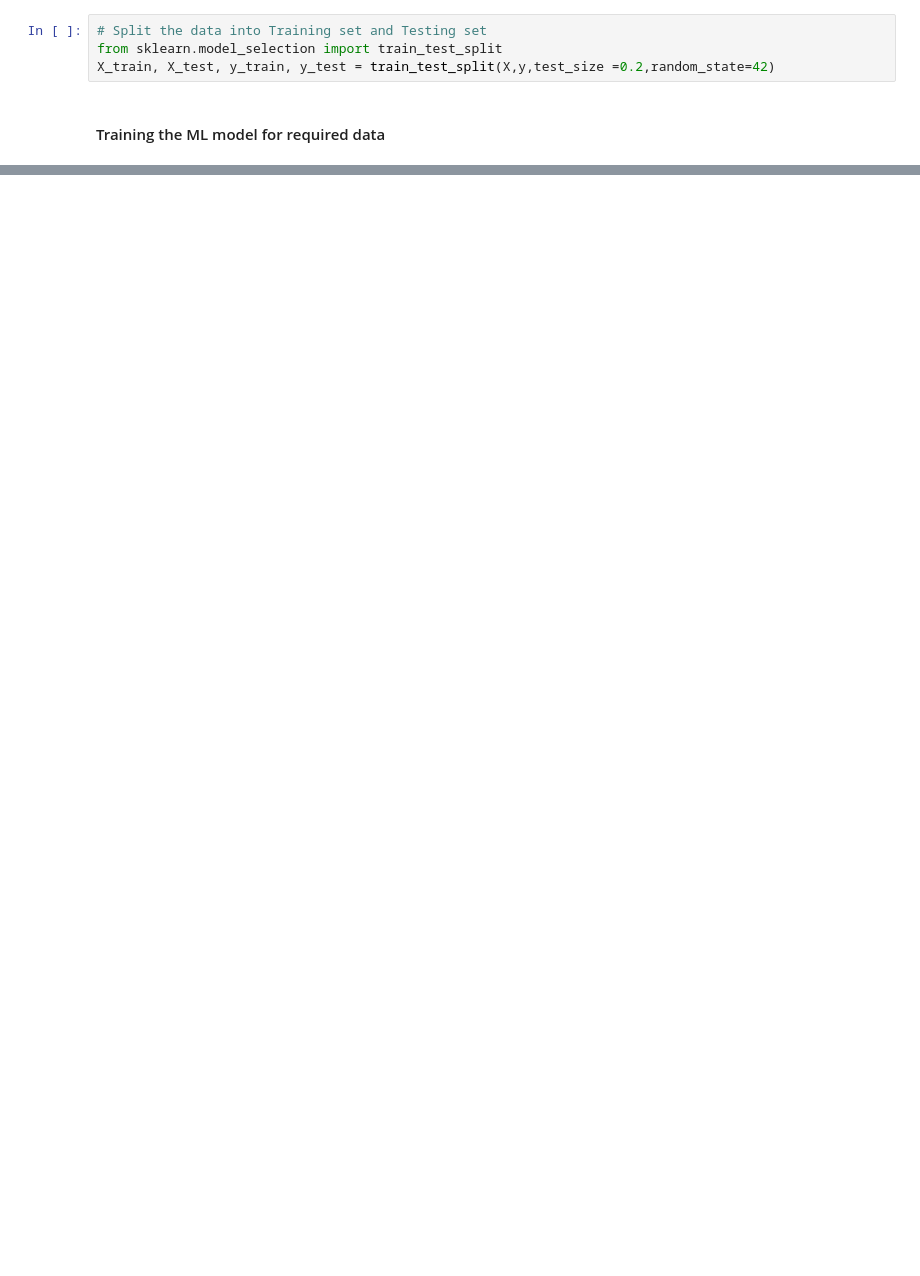
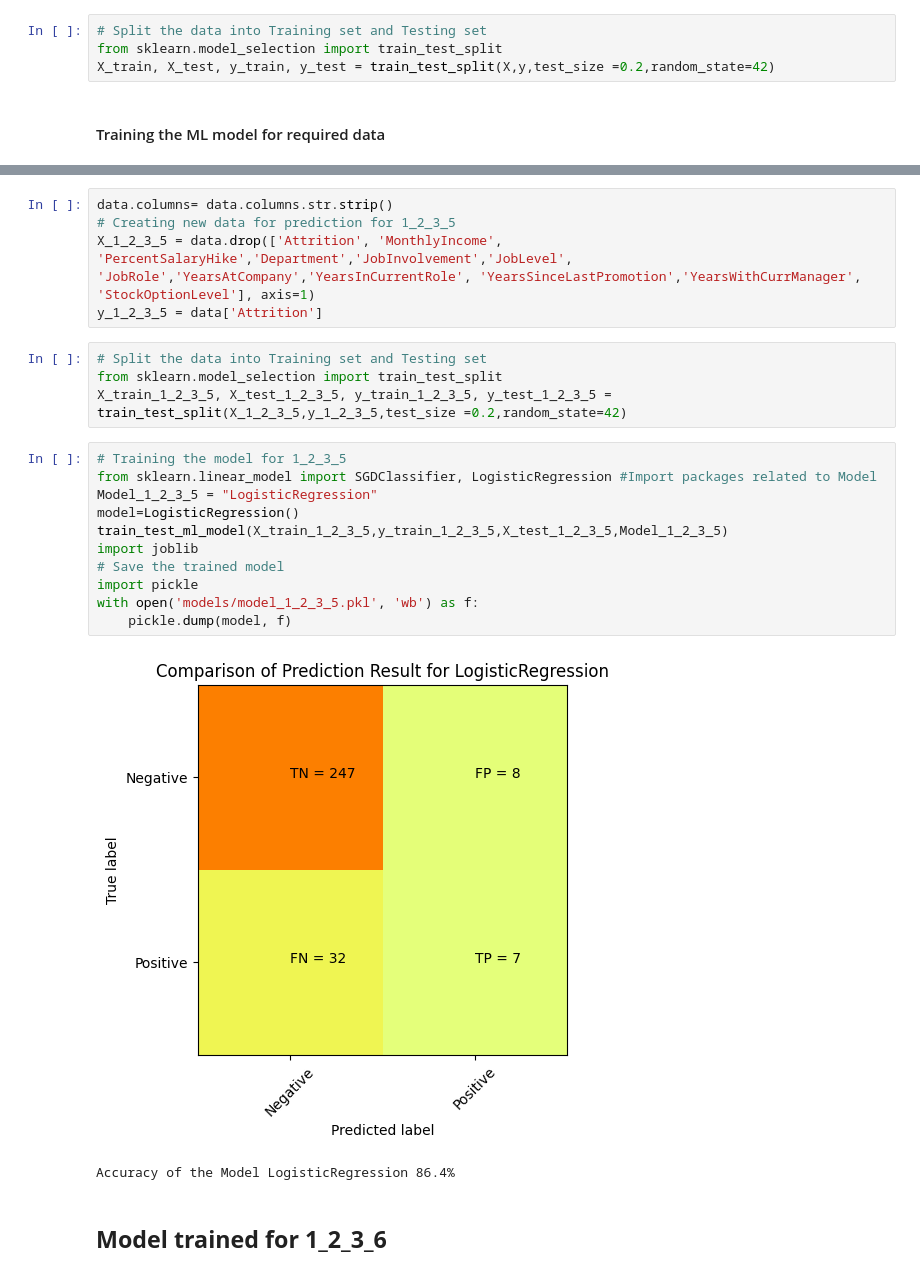
Before and after one commit to RamanRajSingh/Semester, a Jupyter notebook: logistic.ipynb, the cells around one changed output, grey strips where cells are left out. Saved outputs shown, nothing was run; the diff lists cells and outputs as text; blank space fills up the shorter version.

```diff
--- a/logistic.ipynb
+++ b/logistic.ipynb
@@ -299,0 +321,25 @@ Accuracy of the Model LogisticRegression 87.8%
+# %%
+data.columns= data.columns.str.strip()
+# Creating new data for prediction for 1_2_3_5
+X_1_2_3_5 = data.drop(['Attrition', 'MonthlyIncome', 'PercentSalaryHike','Department','JobInvolvement','JobLevel', 'JobRole','YearsAtCompany','YearsInCurrentRole', 'YearsSinceLastPromotion','YearsWithCurrManager', 'StockOptionLevel'], axis=1)
+y_1_2_3_5 = data['Attrition']
+# %%
+# Split the data into Training set and Testing set
+from sklearn.model_selection import train_test_split
+X_train_1_2_3_5, X_test_1_2_3_5, y_train_1_2_3_5, y_test_1_2_3_5 = train_test_split(X_1_2_3_5,y_1_2_3_5,test_size =0.2,random_state=42)
+# %%
+# Training the model for 1_2_3_5
+from sklearn.linear_model import SGDClassifier, LogisticRegression #Import packages related to Model
+Model_1_2_3_5 = "LogisticRegression"
+model=LogisticRegression()
+train_test_ml_model(X_train_1_2_3_5,y_train_1_2_3_5,X_test_1_2_3_5,Model_1_2_3_5)
+import joblib
+# Save the trained model
+import pickle
+with open('models/model_1_2_3_5.pkl', 'wb') as f:
+    pickle.dump(model, f)
+# %% [output]
+[figure, added]
+Accuracy of the Model LogisticRegression 86.4%
+# %% [markdown]
+## **Model trained for 1_2_3_6**
```
Also changed, not shown: parts of 31 cells of this notebook, 17 other files.
